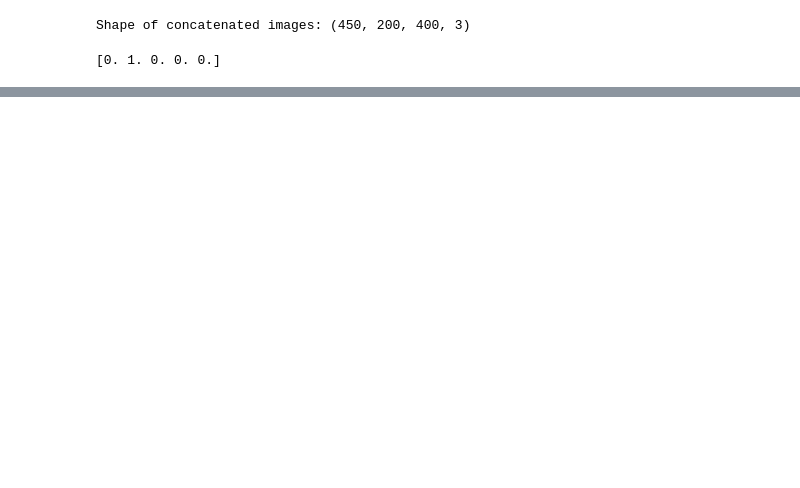
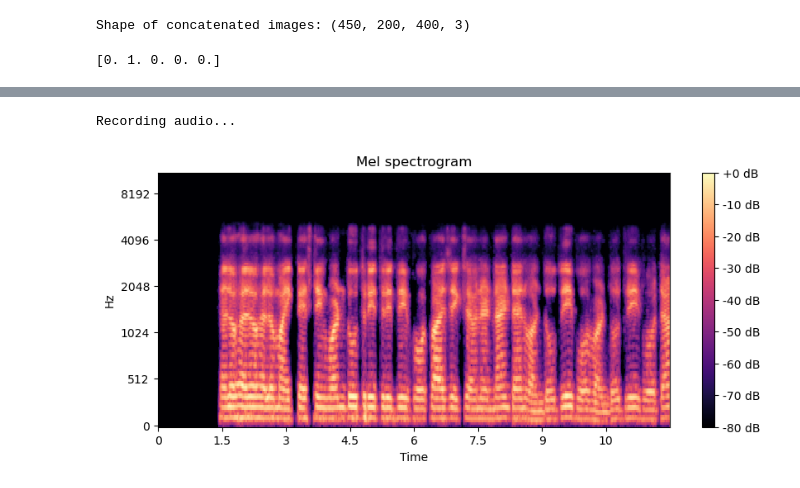
Before and after one commit to atharvarode/Infant-Crying-Classification, a Jupyter notebook: CNN model.ipynb, the cells around one changed output, grey strips where cells are left out. Saved outputs shown, nothing was run; the diff lists cells and outputs as text; code cells hidden in the pictures; blank space fills up the shorter version.

```diff
--- a/CNN model.ipynb
+++ b/CNN model.ipynb
@@ -193,0 +170,55 @@ Note: you may need to restart the kernel to use updated packages.
+# %%
+# def load_and_convert_to_spectrogram(audio_path, sr=44100):
+#     # Load audio file
+#     audio, sr = librosa.load(audio_path, sr=sr)
+
+#     # Convert the audio into a spectrogram
+#     spectrogram = librosa.feature.melspectrogram(y=audio, sr=sr)
+#     spectrogram_db = librosa.power_to_db(spectrogram, ref=np.max)
+#     spectrogram_db = np.transpose(spectrogram_db)
+
+#     return spectrogram_db
+
+def record_and_convert_to_spectrogram(duration=6, sr=44100):
+    # Record audio
+    print("Recording audio...")
+    audio = sd.rec(int(duration * sr), samplerate=sr, channels=1, dtype='float32')
+    sd.wait()  # Wait for recording to complete
+
+    # Convert the audio into a spectrogram
+    spectrogram = librosa.feature.melspectrogram(y=audio[:, 0], sr=sr)
+    spectrogram_db = librosa.power_to_db(spectrogram, ref=np.max)
+
+    return spectrogram_db
+
+def predict_reason_for_crying(spectrogram):
+    # Resize the spectrogram to match the model's input shape
+    processed_img = cv2.resize(spectrogram, (400, 200))  # Resize to desired output size
+    # Add channel dimension
+    processed_img = np.expand_dims(processed_img, axis=-1)
+    # Stack the image 3 times to match the model's input shape
+    processed_img = np.concatenate([processed_img] * 3, axis=-1)
+    # Normalize the image
+    processed_img = processed_img / 255.0
+    prediction = model.predict(np.array([processed_img]))
+    class_labels = ['belly_pain','burping','discomfort','hungry','tired']
+    predicted_class = class_labels[np.argmax(prediction)]
+    return predicted_class
+
+# Load audio and convert to spectrogram
+# audio_path = "C:\\Users\\kalli\\Documents\\GitHub\\Infant-Crying-Classification\\demo.wav"
+spectrogram = record_and_convert_to_spectrogram()
+
+# Plot the spectrogram
+plt.figure(figsize=(10, 4))
+librosa.display.specshow(spectrogram, x_axis='time', y_axis='mel')
+plt.colorbar(format='%+2.0f dB')
+plt.title('Mel spectrogram')
+plt.show()
+
+# Predict the reason for baby crying
+predicted_class = predict_reason_for_crying(spectrogram)
+print("Predicted reason for baby crying:", predicted_class)
+# %% [output]
+Recording audio...
+[figure, added]
```
Also changed, not shown: parts of 5 cells of this notebook.
